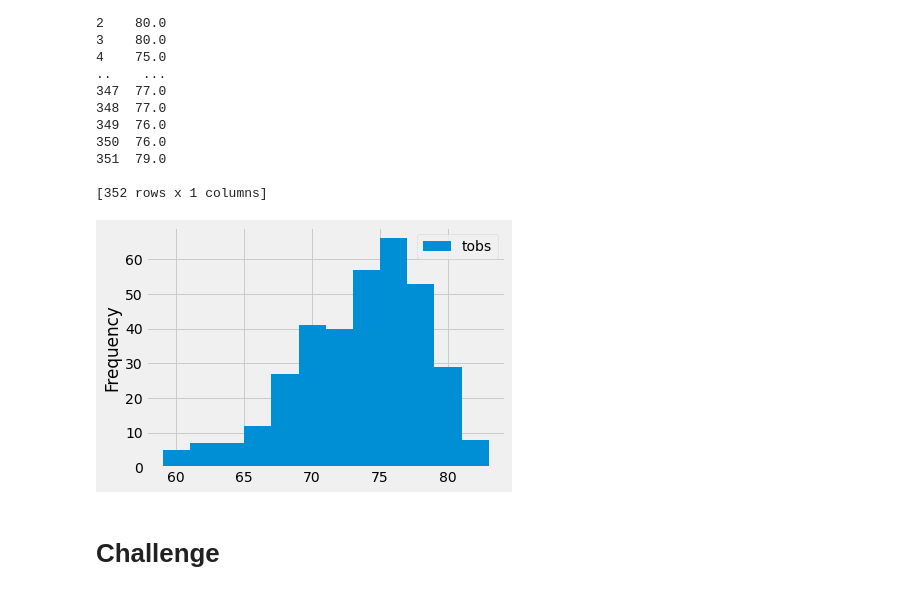
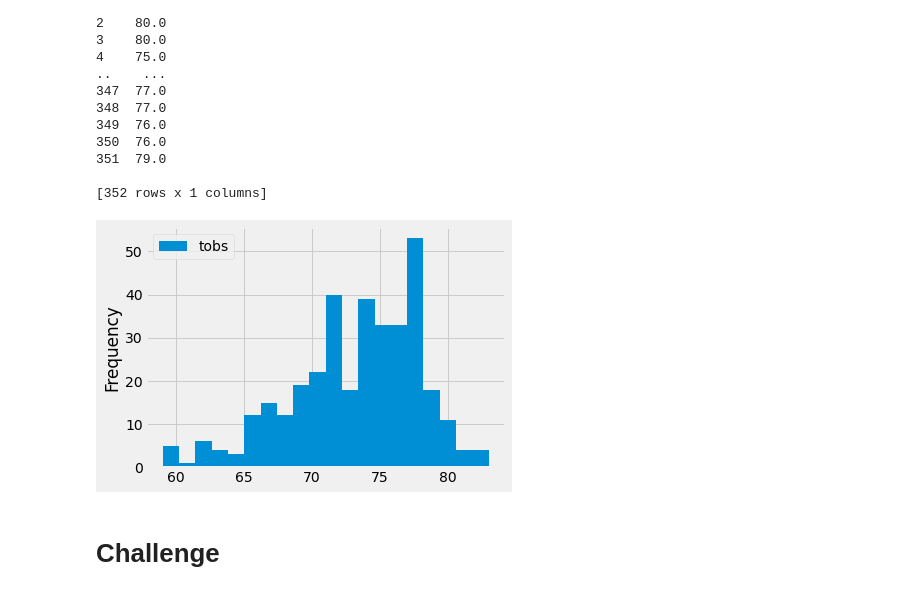
Before and after one commit to smilesandsobs/surfs_up, a Jupyter notebook: climate_analysis.ipynb, the cells around one changed output. Cells and saved outputs as stored; diff of their text form; code cells hidden in the pictures.

```diff
--- a/climate_analysis.ipynb
+++ b/climate_analysis.ipynb
@@ -170,10 +170,10 @@ print(df)
 
 [352 rows x 1 columns]
 # %%
-df.plot.hist(bins=12)
+df.plot.hist(bins=20)
 plt.tight_layout()
 # %% [output]
-[figure, old version]
+[figure, new version]
 # %%
 # Write a function called `calc_temps` that will accept start date and end date in the format '%Y-%m-%d'
 # and return the minimum, average, and maximum temperatures for that range of dates
```
Also changed, not shown: 1 other file.
